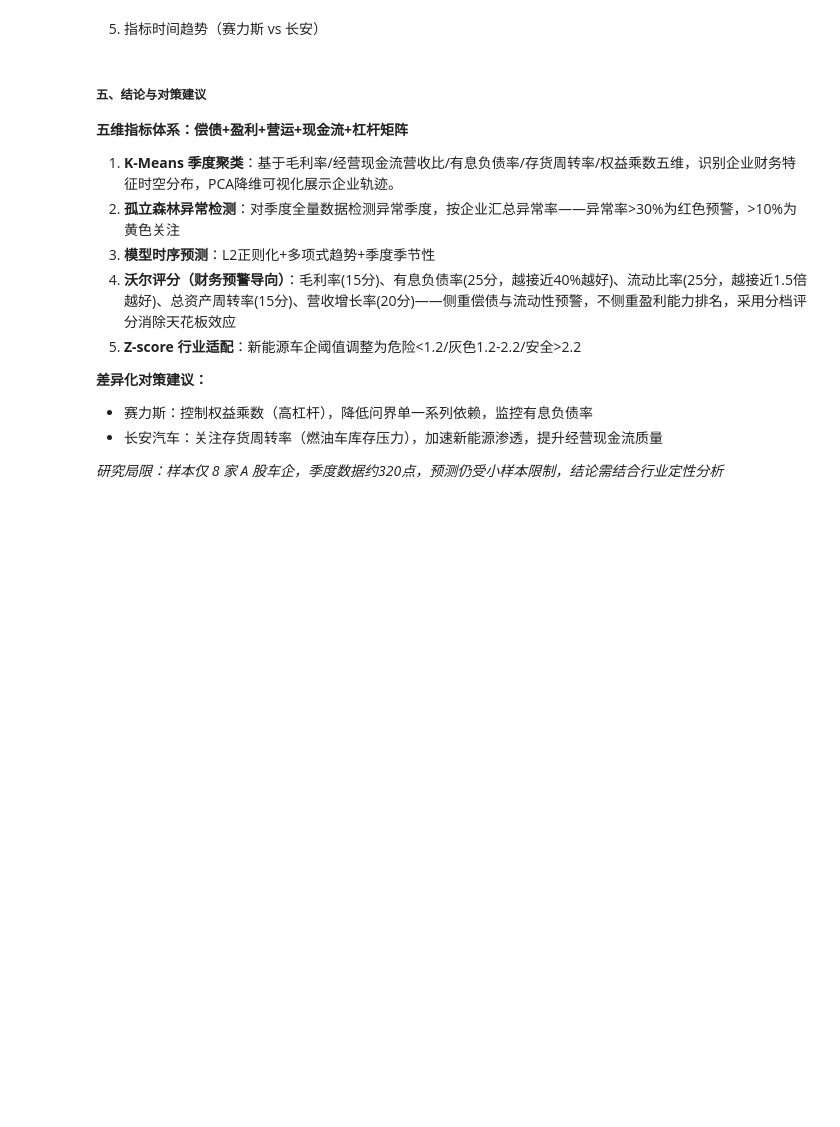
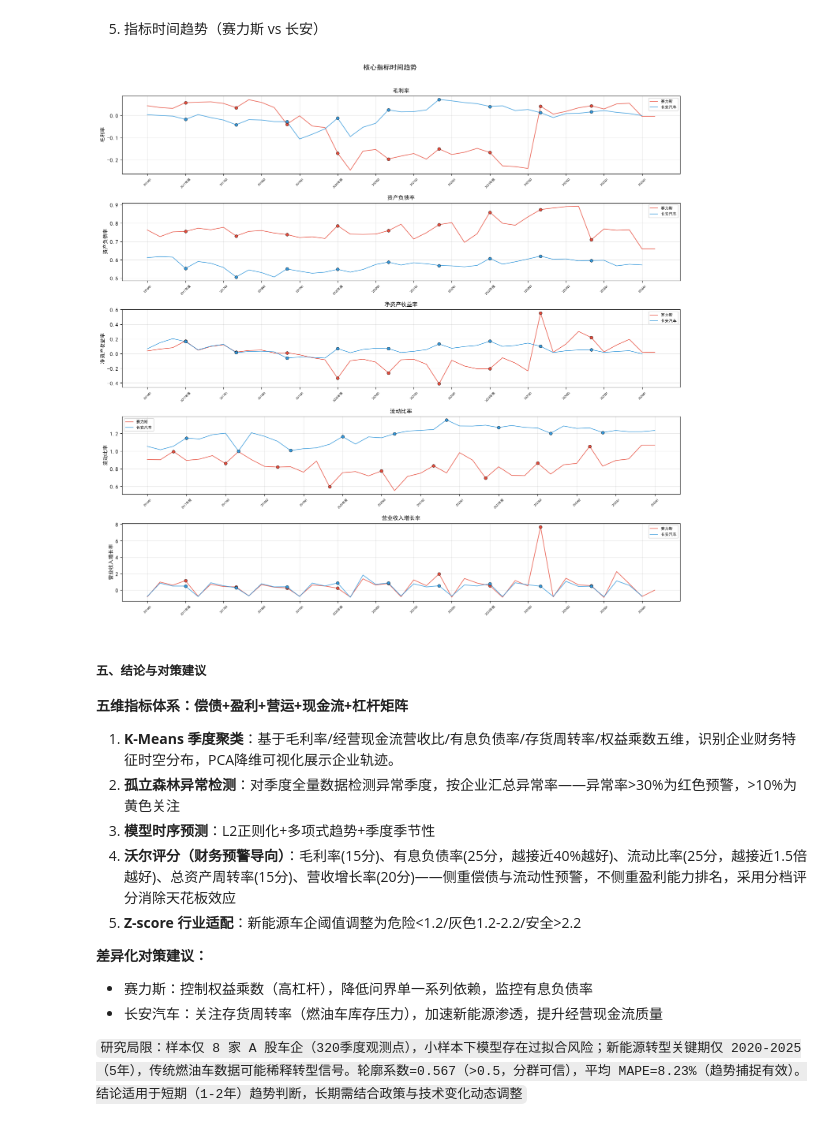
Before and after one commit to yohoten/fidac, a Jupyter notebook: 基于K-Means聚类与Prophet时序预测的重庆上市车企财务智能预警研究.ipynb, the cells around one changed output. Drawn from its saved outputs; the diff is of its cells as text; code cells hidden in the pictures; blank space fills up the shorter version.

```diff
--- a/基于K-Means聚类与Prophet时序预测的重庆上市车企财务智能预警研究.ipynb
+++ b/基于K-Means聚类与Prophet时序预测的重庆上市车企财务智能预警研究.ipynb
@@ -86,16 +117,6 @@ data.head()
 # %% [markdown]
 (3) 插到新table
 # %%
-def integrate_financial_data(company_code):
-    file_path = f'data/{company_code}_财务数据.xlsx'
-    df_balance = pd.read_excel(file_path, sheet_name='资产负债表', index_col=0)
-    df_income  = pd.read_excel(file_path, sheet_name='利润表', index_col=0)
-    df_cash    = pd.read_excel(file_path, sheet_name='现金流量表', index_col=0)
-    df_balance = df_balance.T.add_suffix('_资产')
-    df_income  = df_income.T.add_suffix('_利润')
-    df_cash    = df_cash.T.add_suffix('_现金流')
-    return pd.concat([df_income, df_balance, df_cash], axis=1).fillna(0)
-
 # 追加合并报表 sheet
 for fp in Path('data').glob('*_财务数据.xlsx'):
     code = fp.stem.replace('_财务数据', '')
@@ -1267,36 +1527,38 @@ if len(metrics_trend) == 1:
 
 for ax, metric in zip(axes, metrics_trend):
     for code, color, label in [
         ('601127_赛力斯', '#E74C3C', '赛力斯'),
         ('000625_长安汽车', '#3498DB', '长安汽车'),
     ]:
         df_r = all_ratios.get(code)
         if df_r is None:
             continue
         # 全量季度+年报数据，年报用散点标记
         periods = [i for i in df_r.index if metric in df_r.columns and pd.notna(df_r.loc[i, metric])]
         if not periods:
             continue
         vals = [df_r.loc[p, metric] for p in periods]
         ax.plot(range(len(vals)), vals, '-', color=color, label=label, lw=1.2, alpha=0.85)
-        # 年报标记点
+
         annual_idx = [j for j, p in enumerate(periods) if '年报' in str(p)]
         if annual_idx:
             ax.scatter(annual_idx, [vals[j] for j in annual_idx],
                       color=color, s=30, zorder=5, edgecolors='black', linewidths=0.5)
     # 稀疏 x 轴标签
     tick_step = max(1, len(periods) // 12)
     ax.set_xticks(range(0, len(periods), tick_step))
     ax.set_xticklabels([periods[j] for j in range(0, len(periods), tick_step)],
                        fontsize=6, rotation=45)
     ax.set_ylabel(metric, fontsize=9)
     ax.set_title(metric, fontsize=10)
     ax.legend(fontsize=7)
     ax.grid(alpha=0.3)
-fig.suptitle('核心指标时间趋势（季度粒度 · 年报高亮标记）', fontsize=12, fontweight='bold', y=1.01)
+fig.suptitle('核心指标时间趋势', fontsize=12, fontweight='bold', y=1.01)
 plt.tight_layout()
-plt.savefig('reports/pictures/core_metrics_trend.png', dpi=300, bbox_inches='tight')
+plt.savefig('reports/pictures/core_metrics_trend.png', dpi=80, bbox_inches='tight')
 plt.show()
+# %% [output]
+[figure, added]
 # %% [markdown]
 ##### 五、结论与对策建议
 
@@ -1312,4 +1574,4 @@ plt.show()
 - 赛力斯：控制权益乘数（高杠杆），降低问界单一系列依赖，监控有息负债率
 - 长安汽车：关注存货周转率（燃油车库存压力），加速新能源渗透，提升经营现金流质量
 
-*研究局限：样本仅 8 家 A 股车企，季度数据约320点，预测仍受小样本限制，结论需结合行业定性分析*
+`研究局限：样本仅 8 家 A 股车企（320季度观测点），小样本下模型存在过拟合风险；新能源转型关键期仅 2020-2025（5年），传统燃油车数据可能稀释转型信号。轮廓系数=0.567（>0.5，分群可信），平均 MAPE=8.23%（趋势捕捉有效）。结论适用于短期（1-2年）趋势判断，长期需结合政策与技术变化动态调整`
```
Also changed, not shown: parts of 22 cells of this notebook, 20 other files.
